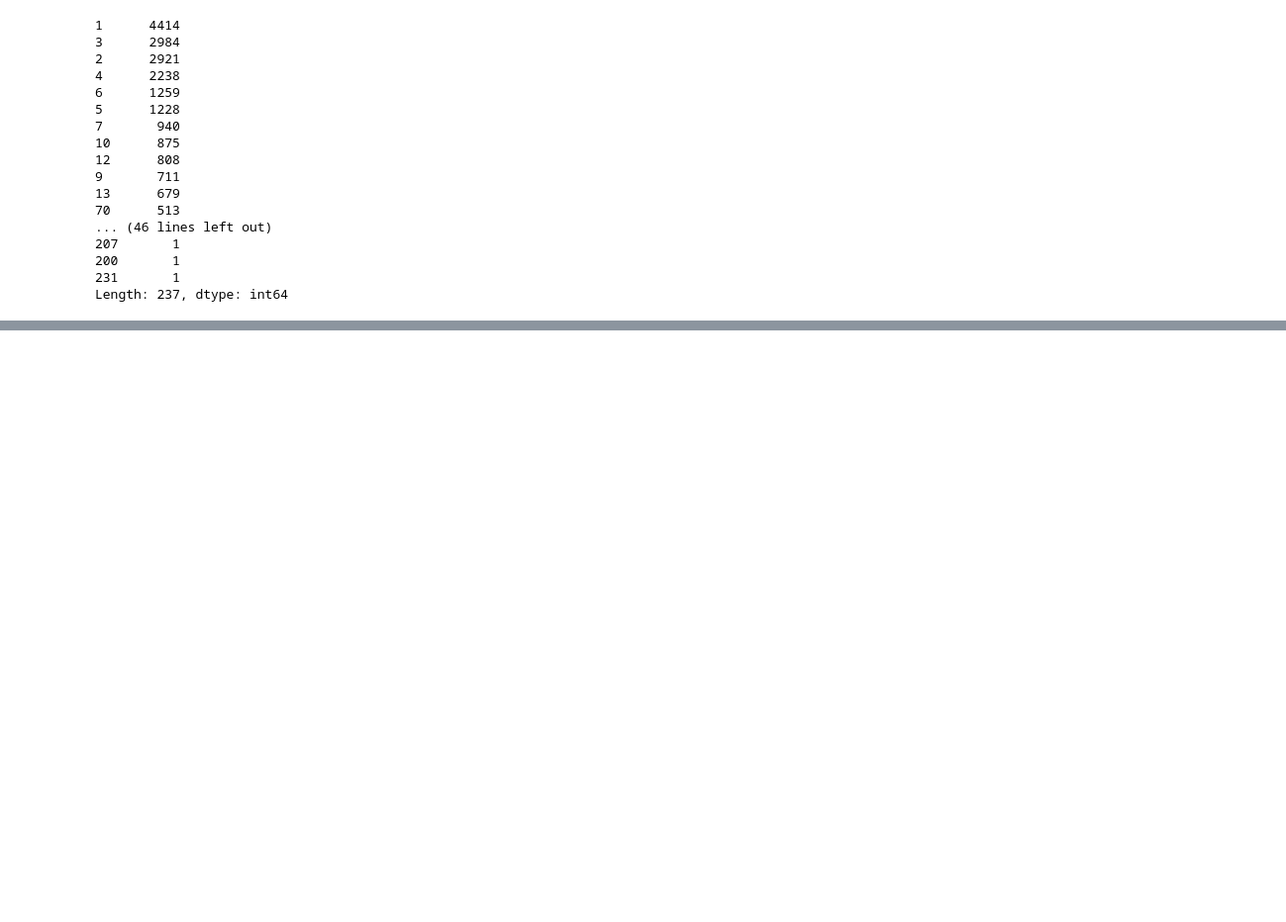
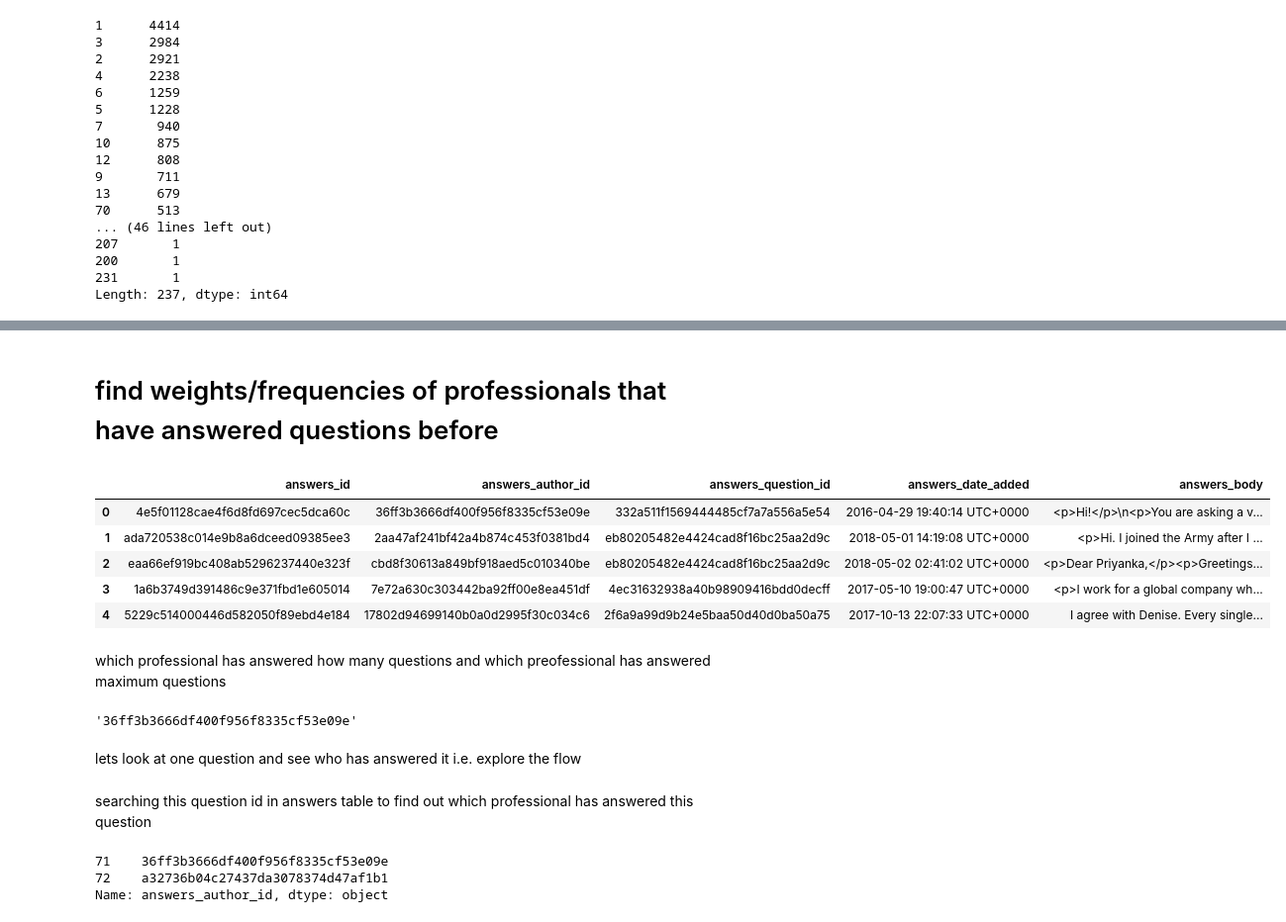
Before and after one commit to artisingh0913/CareerVillage-Recommender-System, a Jupyter notebook: Main.ipynb, the cells around one changed output, grey strips where cells are left out. Shown at 99% size. Drawn from its saved outputs; the diff is of its cells as text; code cells hidden in the pictures; blank space fills up the shorter version.

```diff
--- a/Main.ipynb
+++ b/Main.ipynb
@@ -214,0 +265,23 @@ Length: 237, dtype: int64
+# %% [markdown]
+# find weights/frequencies of professionals that have answered questions before
+# %%
+# Loading answers data and printing a few lines
+df_answers = pd.read_csv('dataset/answers.csv')
+df_answers.head()
+# %% [output]
+|  | answers_id | answers_author_id | answers_question_id | answers_date_added | answers_body |
+| 0 | 4e5f01128cae4f6d8fd697cec5dca60c | 36ff3b3666df400f956f8335cf53e09e | 332a511f1569444485cf7a7a556a5e54 | 2016-04-29 19:40:14 UTC+0000 | <p>Hi!</p>\n<p>You are asking a v... |
+| 1 | ada720538c014e9b8a6dceed09385ee3 | 2aa47af241bf42a4b874c453f0381bd4 | eb80205482e4424cad8f16bc25aa2d9c | 2018-05-01 14:19:08 UTC+0000 | <p>Hi. I joined the Army after I ... |
+| 2 | eaa66ef919bc408ab5296237440e323f | cbd8f30613a849bf918aed5c010340be | eb80205482e4424cad8f16bc25aa2d9c | 2018-05-02 02:41:02 UTC+0000 | <p>Dear Priyanka,</p><p>Greetings... |
+| 3 | 1a6b3749d391486c9e371fbd1e605014 | 7e72a630c303442ba92ff00e8ea451df | 4ec31632938a40b98909416bdd0decff | 2017-05-10 19:00:47 UTC+0000 | <p>I work for a global company wh... |
+| 4 | 5229c514000446d582050f89ebd4e184 | 17802d94699140b0a0d2995f30c034c6 | 2f6a9a99d9b24e5baa50d40d0ba50a75 | 2017-10-13 22:07:33 UTC+0000 | I agree with Denise. Every single... |
+# %% [markdown]
+which professional has answered how many questions and which preofessional has answered maximum questions
+# %%
+email_ids, counts = np.unique(df_answers['answers_author_id'], return_counts=True)
+frequencies = pd.DataFrame(list(zip(email_ids, counts)))
+email_ids[np.argmax(counts)]
+# %% [output]
+'36ff3b3666df400f956f8335cf53e09e'
+# %% [markdown]
+lets look at one question and see who has answered it i.e. explore the flow
@@ -214,0 +291,9 @@ Length: 237, dtype: int64
+# %% [markdown]
+searching this question id in answers table to find out which professional has answered this question
+# %%
+professionals = df_answers[df_answers['answers_question_id']==question]['answers_author_id']
+professionals
+# %% [output]
+71    36ff3b3666df400f956f8335cf53e09e
+72    a32736b04c27437da3078374d47af1b1
+Name: answers_author_id, dtype: object
```
Also changed, not shown: parts of 45 cells of this notebook.
